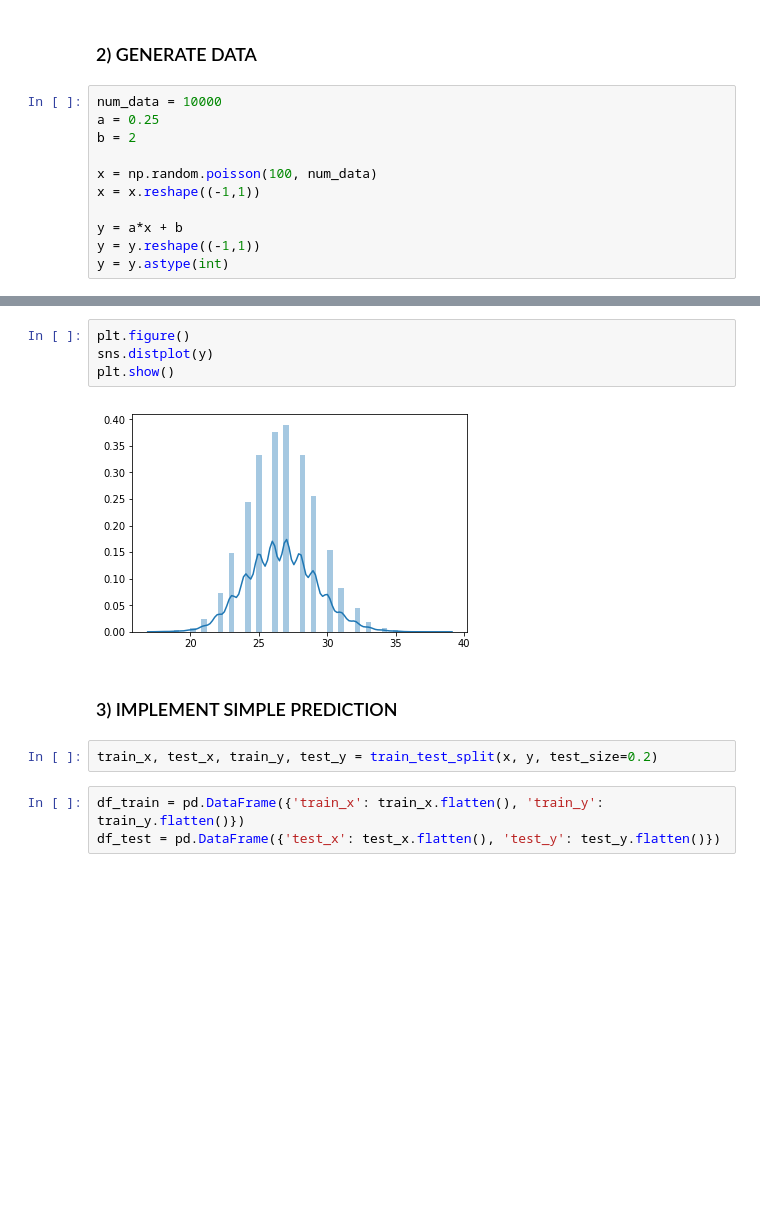
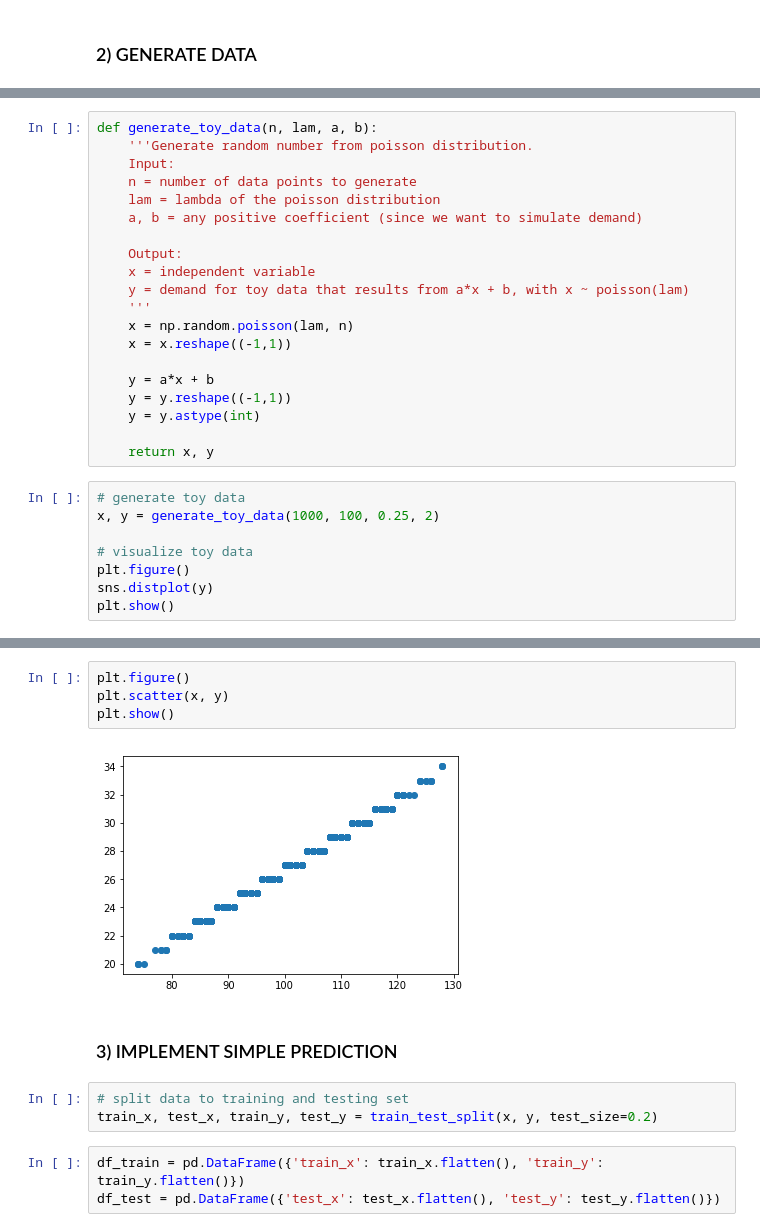
Before and after one commit to novialistiyani/stopro-tutorial, a Jupyter notebook: stopro_tutorial.ipynb, the cells around one changed output, grey strips where cells are left out. Drawn from its saved outputs; the diff is of its cells as text; blank space fills up the shorter version.

```diff
--- a/stopro_tutorial.ipynb
+++ b/stopro_tutorial.ipynb
@@ -13,13 +12,2 @@ np.random.seed(123)
 # %% [markdown]
 ### 2) GENERATE DATA
-# %%
-num_data = 10000
-a = 0.25
-b = 2
-
-x = np.random.poisson(100, num_data)
-x = x.reshape((-1,1))
-
-y = a*x + b
-y = y.reshape((-1,1))
-y = y.astype(int)
@@ -25,0 +16,28 @@ y = y.astype(int)
+# %%
+def generate_toy_data(n, lam, a, b):
+    '''Generate random number from poisson distribution.
+    Input:
+    n = number of data points to generate
+    lam = lambda of the poisson distribution
+    a, b = any positive coefficient (since we want to simulate demand)
+
+    Output:
+    x = independent variable
+    y = demand for toy data that results from a*x + b, with x ~ poisson(lam)
+    '''
+    x = np.random.poisson(lam, n)
+    x = x.reshape((-1,1))
+
+    y = a*x + b
+    y = y.reshape((-1,1))
+    y = y.astype(int)
+
+    return x, y
+# %%
+# generate toy data
+x, y = generate_toy_data(1000, 100, 0.25, 2)
+
+# visualize toy data
+plt.figure()
+sns.distplot(y)
+plt.show()
@@ -26,12 +46,13 @@ y = y.astype(int)
 # %%
 plt.figure()
-sns.distplot(y)
+plt.scatter(x, y)
 plt.show()
 # %% [output]
-[figure, old version]
+[figure, new version]
 # %% [markdown]
 ### 3) IMPLEMENT SIMPLE PREDICTION
 # %%
+# split data to training and testing set
 train_x, test_x, train_y, test_y = train_test_split(x, y, test_size=0.2)
 # %%
 df_train = pd.DataFrame({'train_x': train_x.flatten(), 'train_y': train_y.flatten()})
```
Also changed, not shown: parts of 41 cells of this notebook.
